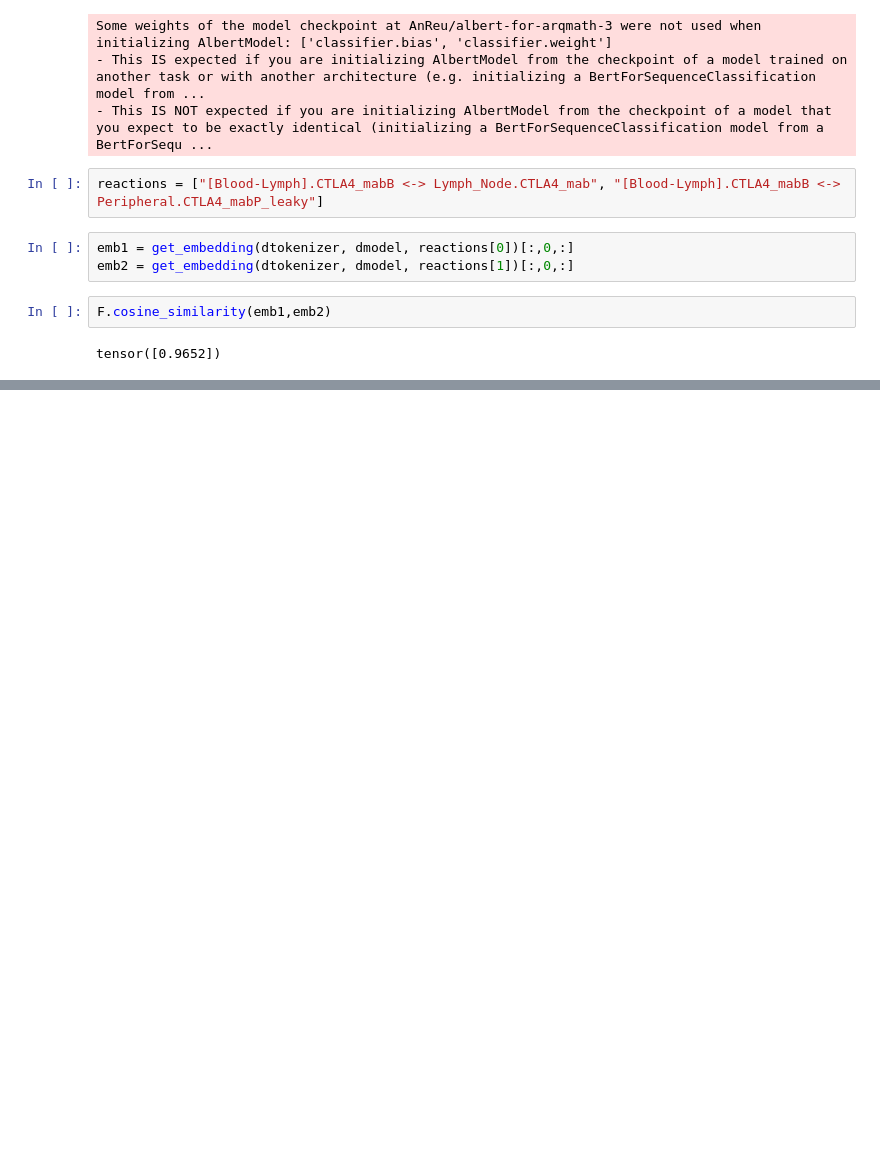
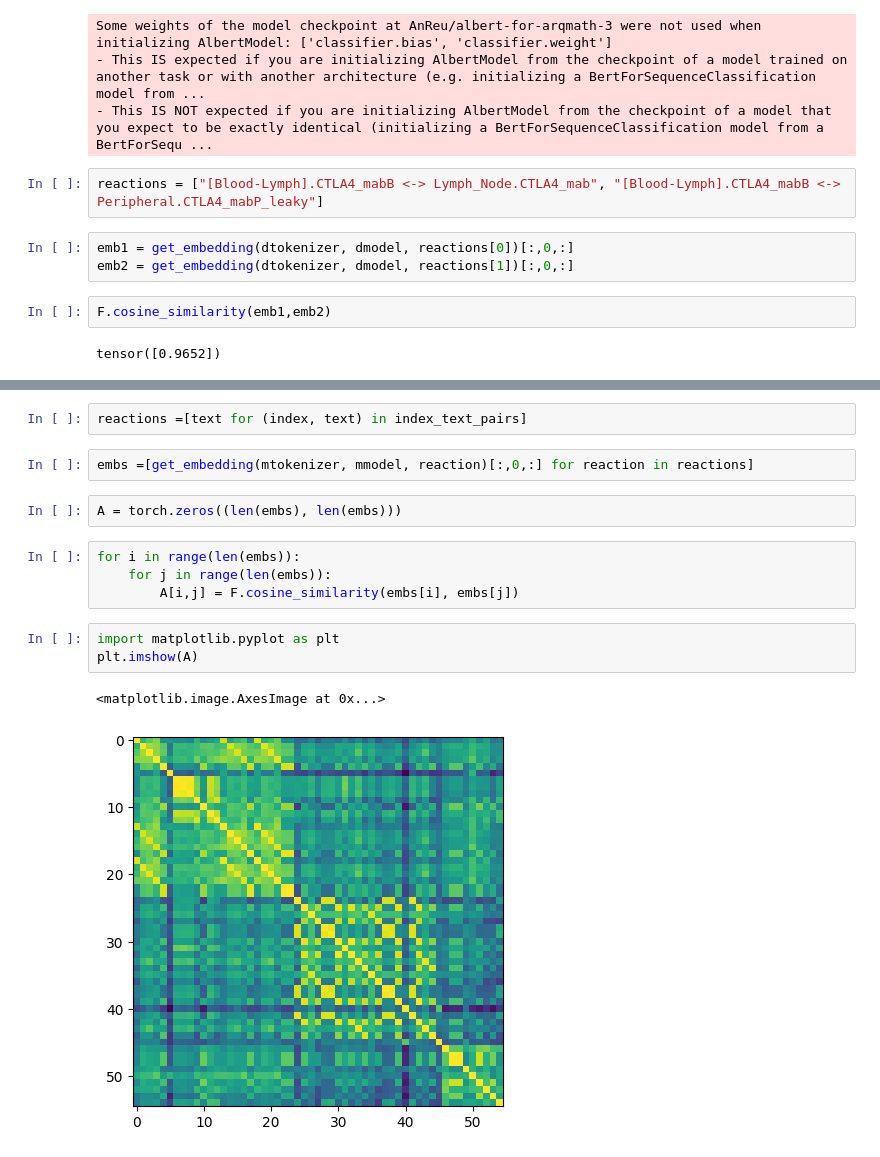
Before and after one commit to francescolosterzo/dufourspitze_16, a Jupyter notebook: nt/scratch.ipynb, the cells around one changed output, grey strips where cells are left out. Saved outputs shown, nothing was run; the diff lists cells and outputs as text; blank space fills up the shorter version.

```diff
--- a/nt/scratch.ipynb
+++ b/nt/scratch.ipynb
@@ -46,0 +123,16 @@ tensor([0.9652])
+# %%
+reactions =[text for (index, text) in index_text_pairs]
+# %%
+embs =[get_embedding(mtokenizer, mmodel, reaction)[:,0,:] for reaction in reactions]
+# %%
+A = torch.zeros((len(embs), len(embs)))
+# %%
+for i in range(len(embs)):
+    for j in range(len(embs)):
+        A[i,j] = F.cosine_similarity(embs[i], embs[j])
+# %%
+import matplotlib.pyplot as plt
+plt.imshow(A)
+# %% [output]
+<matplotlib.image.AxesImage at 0x...>
+[figure, added]
```
Also changed, not shown: parts of 4 cells of this notebook.
